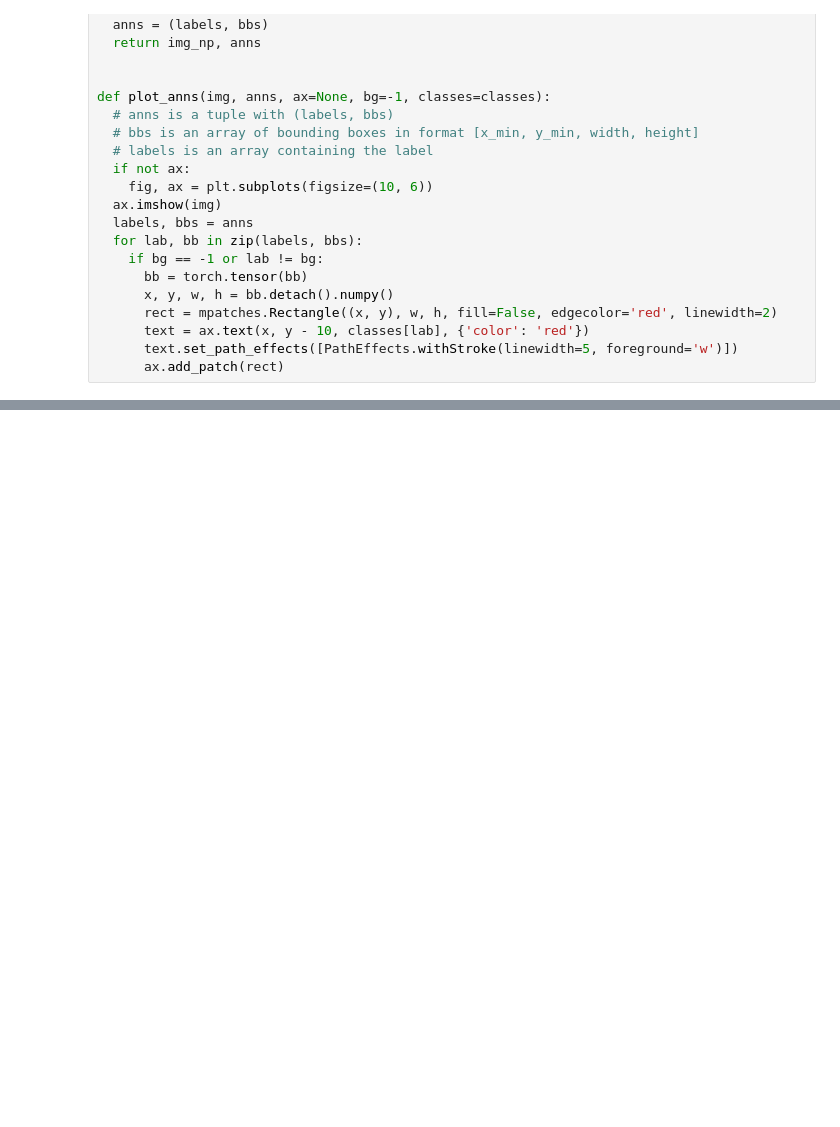
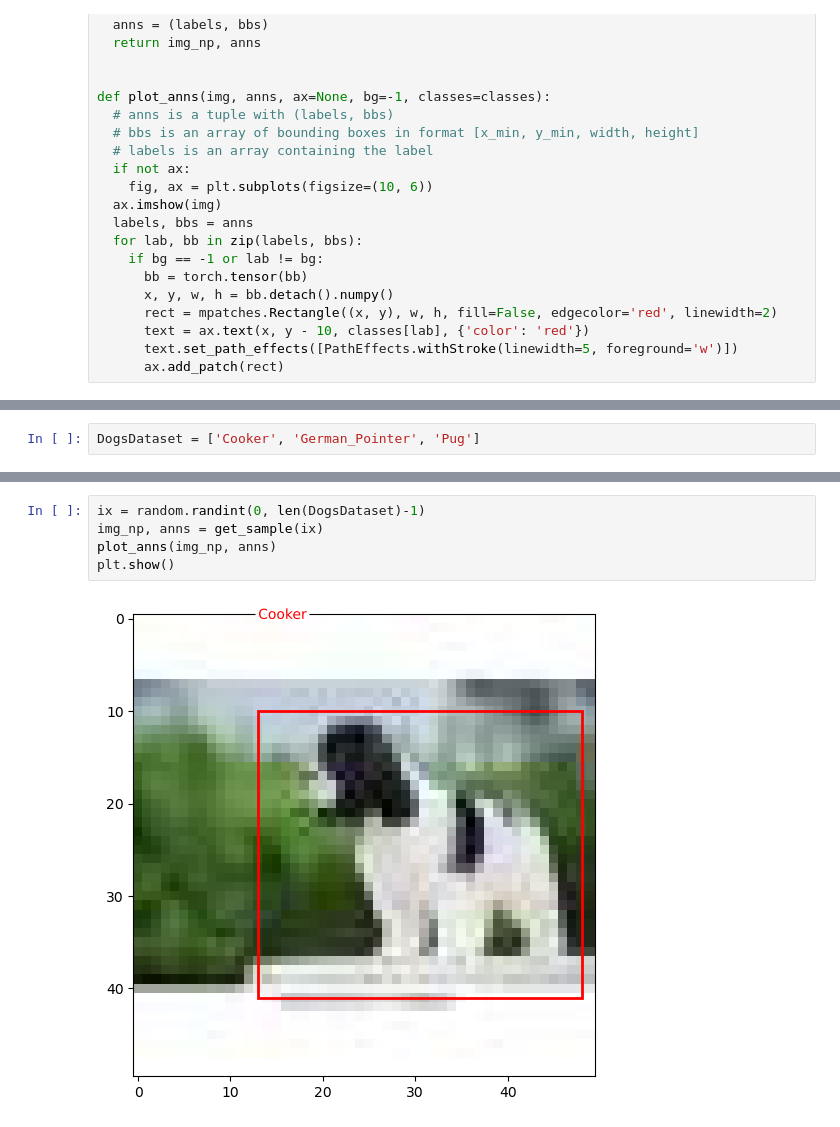
Before and after one commit to NicoZela23/SIS421, a Jupyter notebook: laboratorios/Lab6/Lab6.ipynb, the cells around one changed output, grey strips where cells are left out. Saved outputs shown, nothing was run; the diff lists cells and outputs as text; blank space fills up the shorter version.

```diff
--- a/laboratorios/Lab6/Lab6.ipynb
+++ b/laboratorios/Lab6/Lab6.ipynb
@@ -267,0 +368,2 @@ IndexError: list index out of range
+# %%
+DogsDataset = ['Cooker', 'German_Pointer', 'Pug']
@@ -267,0 +379,7 @@ IndexError: list index out of range
+# %%
+ix = random.randint(0, len(DogsDataset)-1)
+img_np, anns = get_sample(ix)
+plot_anns(img_np, anns)
+plt.show()
+# %% [output]
+[figure, added]
```
Also changed, not shown: parts of 20 cells of this notebook, 1 other file.
